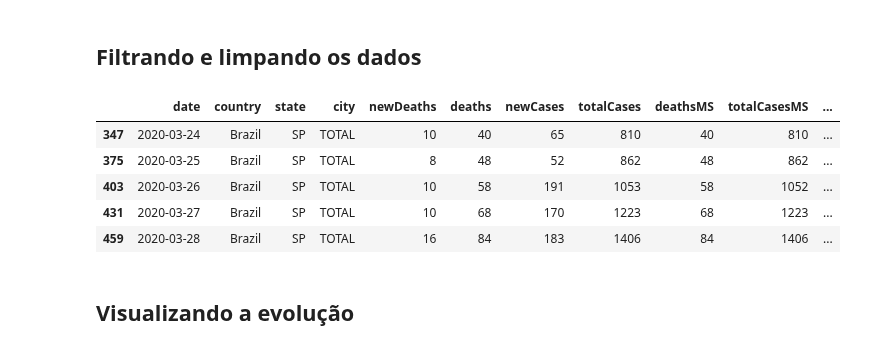
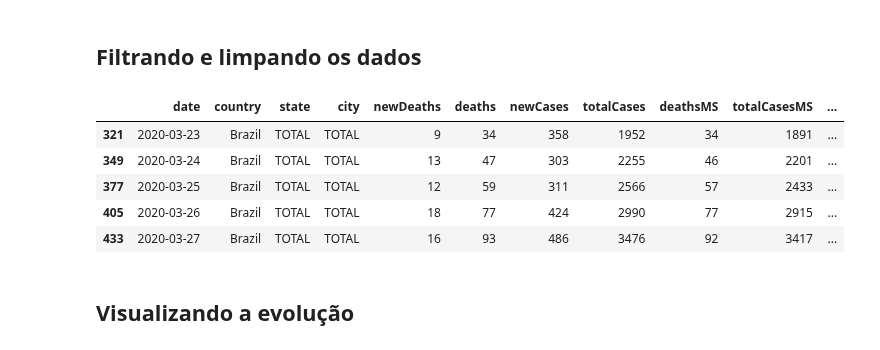
Before and after one commit to lafetamarcelo/epidemicModels, a Jupyter notebook: SIR Real Data - COVID - Brazil.ipynb, the cells around one changed output. Cells and saved outputs as stored; diff of their text form; code cells hidden in the pictures.

Commit message:
Including Brasil state analysis

```diff
--- a/SIR Real Data - COVID - Brazil.ipynb
+++ b/SIR Real Data - COVID - Brazil.ipynb
@@ -26,21 +26,21 @@ online_data.head()
 ## Filtrando e limpando os dados
 # %%
 
-selected_state = "SP"
+selected_state = "TOTAL"
 
 at_state = online_data['state']==selected_state
 local_data = online_data[at_state]
 local_data = local_data[local_data.recovered.notnull()]
 #local_data = local_data.fillna(method="backfill")
 
 local_data.head()
 # %% [output]
 |  | date | country | state | city | newDeaths | deaths | newCases | totalCases | deathsMS | totalCasesMS | ... |
-| 347 | 2020-03-24 | Brazil | SP | TOTAL | 10 | 40 | 65 | 810 | 40 | 810 | ... |
-| 375 | 2020-03-25 | Brazil | SP | TOTAL | 8 | 48 | 52 | 862 | 48 | 862 | ... |
-| 403 | 2020-03-26 | Brazil | SP | TOTAL | 10 | 58 | 191 | 1053 | 58 | 1052 | ... |
-| 431 | 2020-03-27 | Brazil | SP | TOTAL | 10 | 68 | 170 | 1223 | 68 | 1223 | ... |
-| 459 | 2020-03-28 | Brazil | SP | TOTAL | 16 | 84 | 183 | 1406 | 84 | 1406 | ... |
+| 321 | 2020-03-23 | Brazil | TOTAL | TOTAL | 9 | 34 | 358 | 1952 | 34 | 1891 | ... |
+| 349 | 2020-03-24 | Brazil | TOTAL | TOTAL | 13 | 47 | 303 | 2255 | 46 | 2201 | ... |
+| 377 | 2020-03-25 | Brazil | TOTAL | TOTAL | 12 | 59 | 311 | 2566 | 57 | 2433 | ... |
+| 405 | 2020-03-26 | Brazil | TOTAL | TOTAL | 18 | 77 | 424 | 2990 | 77 | 2915 | ... |
+| 433 | 2020-03-27 | Brazil | TOTAL | TOTAL | 16 | 93 | 486 | 3476 | 92 | 3417 | ... |
 # %%
 
 import numpy as np
```
Also changed, not shown: parts of 1 cell of this notebook, 22 other files.
